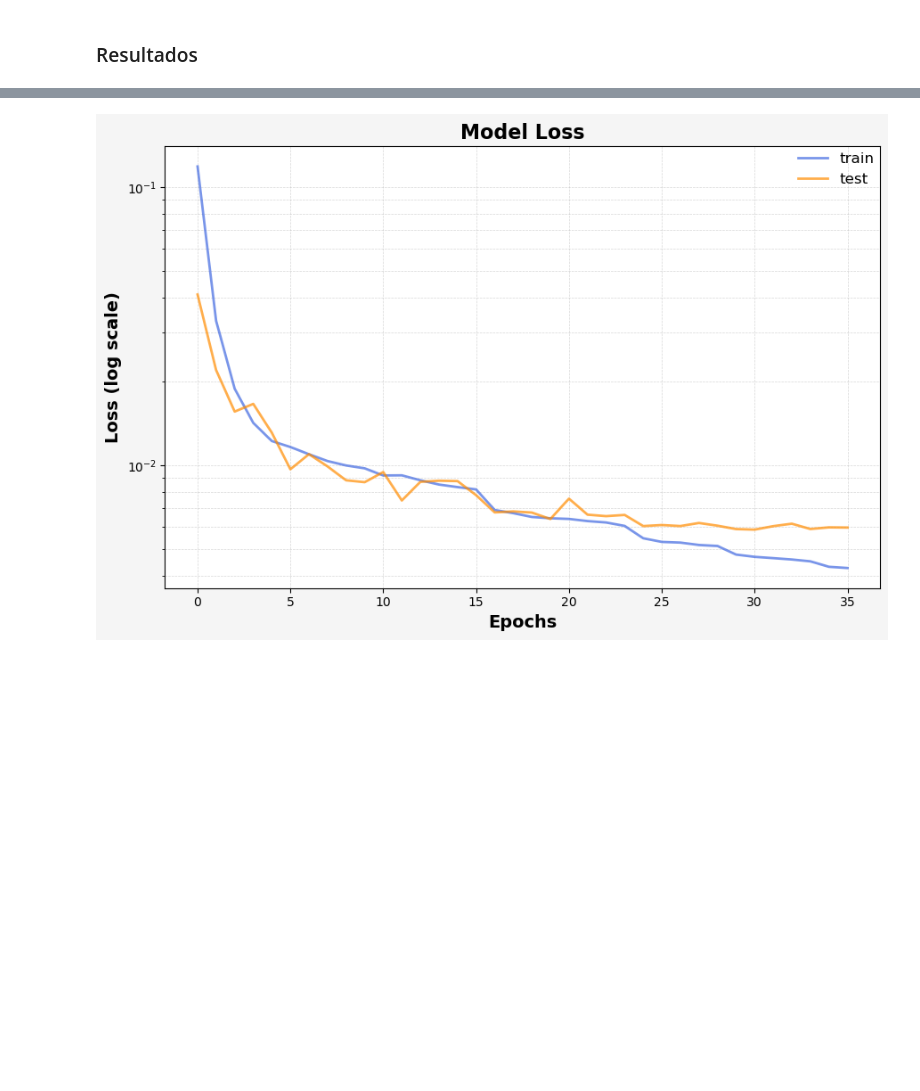
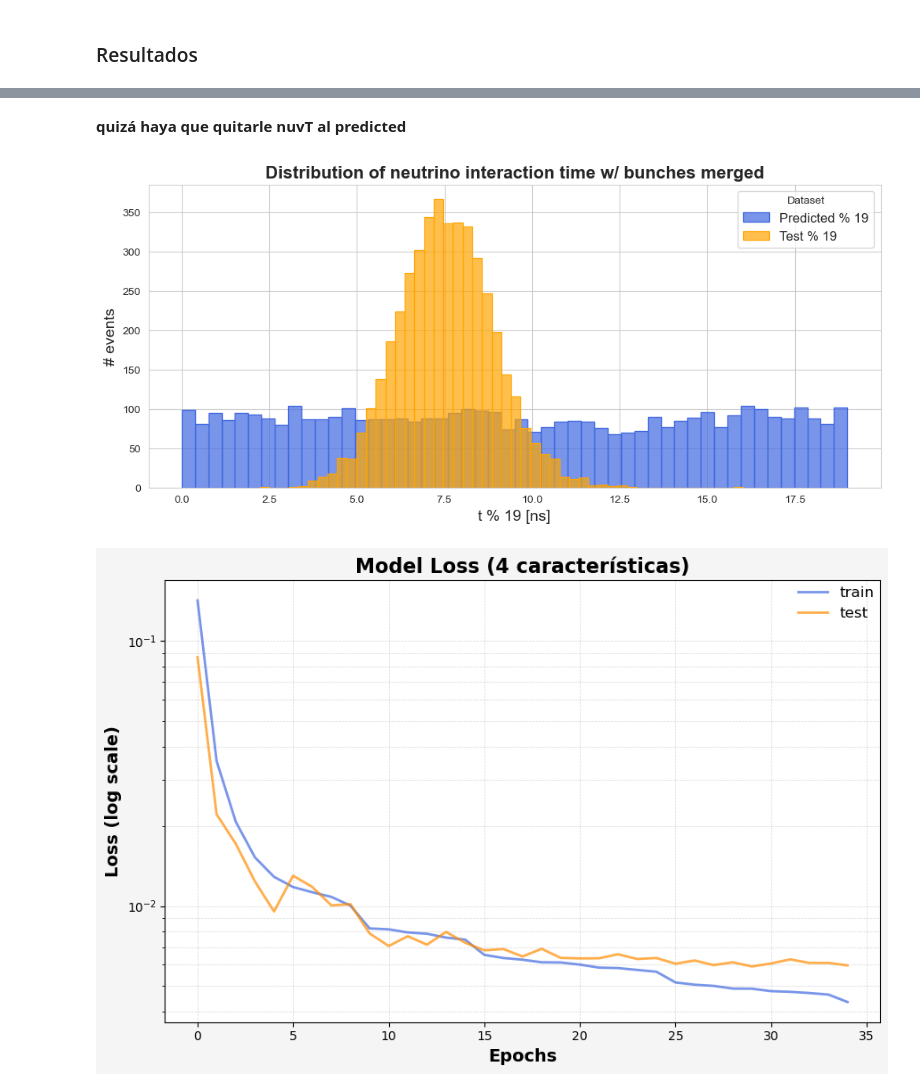
Before and after one commit to CIEMAT-Neutrino/AI_nuvT, a Jupyter notebook: 7_cnn+lstm.ipynb, the cells around one changed output, grey strips where cells are left out. Cells and saved outputs as stored; diff of their text form; code cells hidden in the pictures; blank space fills up the shorter version.

```diff
--- a/7_cnn+lstm.ipynb
+++ b/7_cnn+lstm.ipynb
@@ -634,3 +513,32 @@ y_test_inverse[:, columns_minus1_to_1] = scaler_minus1_1.inverse_transform(y_tes
+# %% [markdown]
+**quizá haya que quitarle nuvT al predicted**
+# %%
+# Aplicar módulo 19
+y_pred_mod_19 = y_pred_inverse[:, 0] % 19
+y_test_mod_19 = (y_test_inverse[:, 0] + 7) % 19
+
+# Establecer un estilo atractivo
+sns.set_style("whitegrid")
+
+# Crear la figura y los ejes
+plt.figure(figsize=(12, 5))
+
+# Histograma con bordes definidos y transparencia
+sns.histplot(y_pred_mod_19, bins=50, color='royalblue', edgecolor='royalblue', alpha=0.7, label='Predicted % 19')
+sns.histplot(y_test_mod_19, bins=50, color='orange', edgecolor='orange', alpha=0.7, label='Test % 19')
+
+# Etiquetas y título con fuente más grande
+plt.xlabel('t % 19 [ns]', fontsize=14)
+plt.ylabel('# events', fontsize=14)
+plt.title('Distribution of neutrino interaction time w/ bunches merged', fontsize=16, fontweight='bold')
+
+# Agregar una leyenda
+plt.legend(title='Dataset', fontsize=12)
+
+# Mostrar la gráfica
+plt.show()
+# %% [output]
+[figure, added]
 # %%
 import matplotlib.pyplot as plt
 
@@ -654,7 +562,7 @@ plt.plot(model_history['val_loss'], label='test', color='darkorange', linestyle=
 plt.yscale('log')  # Use logarithmic scale on y-axis
 plt.xlabel('Epochs', fontsize=14, fontweight='bold')
 plt.ylabel('Loss (log scale)', fontsize=14, fontweight='bold')
-plt.title('Model Loss', fontsize=16, fontweight='bold')
+plt.title('Model Loss (4 características)', fontsize=16, fontweight='bold')
 
 # Refined grid with lighter lines
 plt.grid(True, which='both', linestyle='--', linewidth=0.5, alpha=0.5)
@@ -669,7 +577,7 @@ plt.gcf().set_facecolor('whitesmoke')
 plt.tight_layout()
 plt.show()
 # %% [output]
-[figure, old version]
+[figure, new version]
 # %%
 import matplotlib.colors as mcolors
 fig, axs = plt.subplots(2,4,figsize=(16,9))
```
Also changed, not shown: parts of 16 cells of this notebook, 6 other files.
